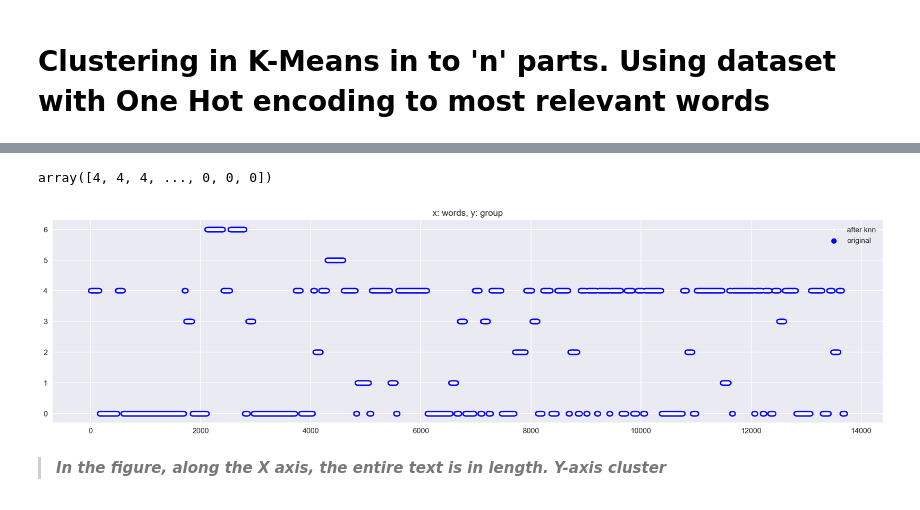
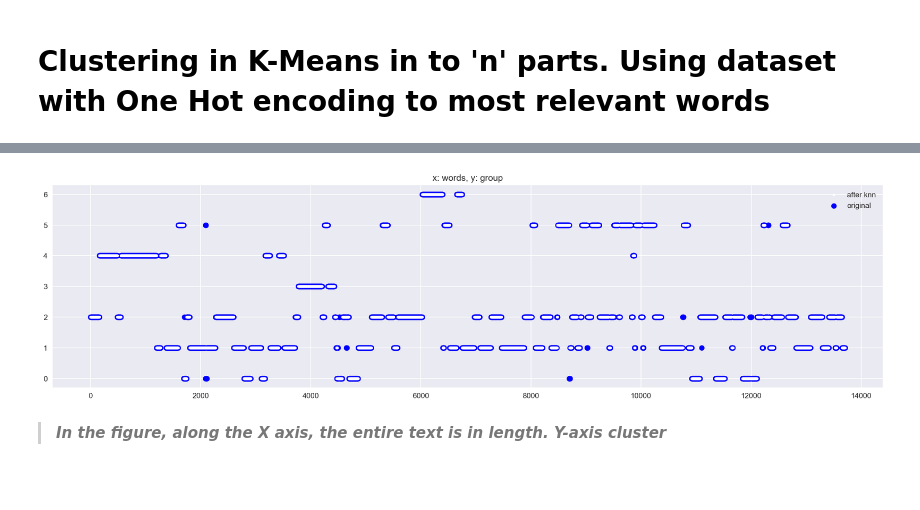
Before and after one commit to Otnielush/Info-retrieval, a Jupyter notebook: part1/Part1.ipynb, the cells around one changed output, grey strips where cells are left out. Saved outputs shown, nothing was run; the diff lists cells and outputs as text; code cells hidden in the pictures.

```diff
--- a/part1/Part1.ipynb
+++ b/part1/Part1.ipynb
@@ -150,16 +148,12 @@ array([4, 4, 4, 4, 4, 4, 4, 4, 4, 4, 4, 4, 4, 4, 4, 4, 4, 4, 4, 4])
-# %%
-data[0]['labels']
-# %% [output]
-array([4, 4, 4, ..., 0, 0, 0])
 # %%
 fig = plt.figure(figsize=(20, 5), dpi=150)
-plt.scatter(x=range(data[0]['app_freq_f'].shape[0]), y=data[0]['labels'], color='b', label='original')
-plt.plot(knn_mean(data[0]['labels'], 40), 'w.', label='after knn')
+plt.scatter(x=range(data[0]['app_freq_f'].shape[0]), y=kmeans.labels_, color='b', label='original')
+plt.plot(knn_mean(kmeans.labels_, 40), 'w.', label='after knn')
 plt.title('x: words, y: group')
 plt.legend()
 plt.show()
 # %% [output]
-[figure, old version]
+[figure, new version]
 # %%
 fig.savefig('1.jpeg')
 # %%
```
Also changed, not shown: parts of 10 cells of this notebook, 3 other files.
